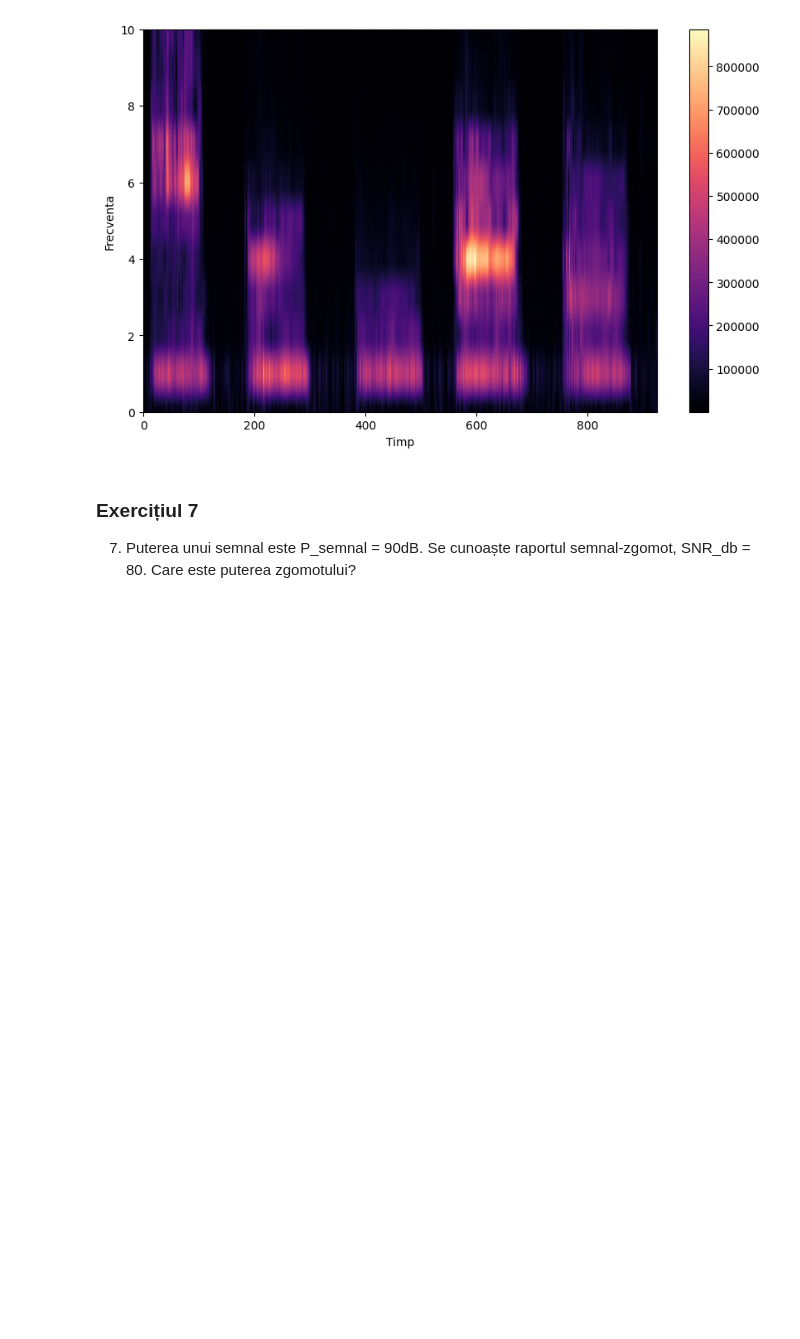
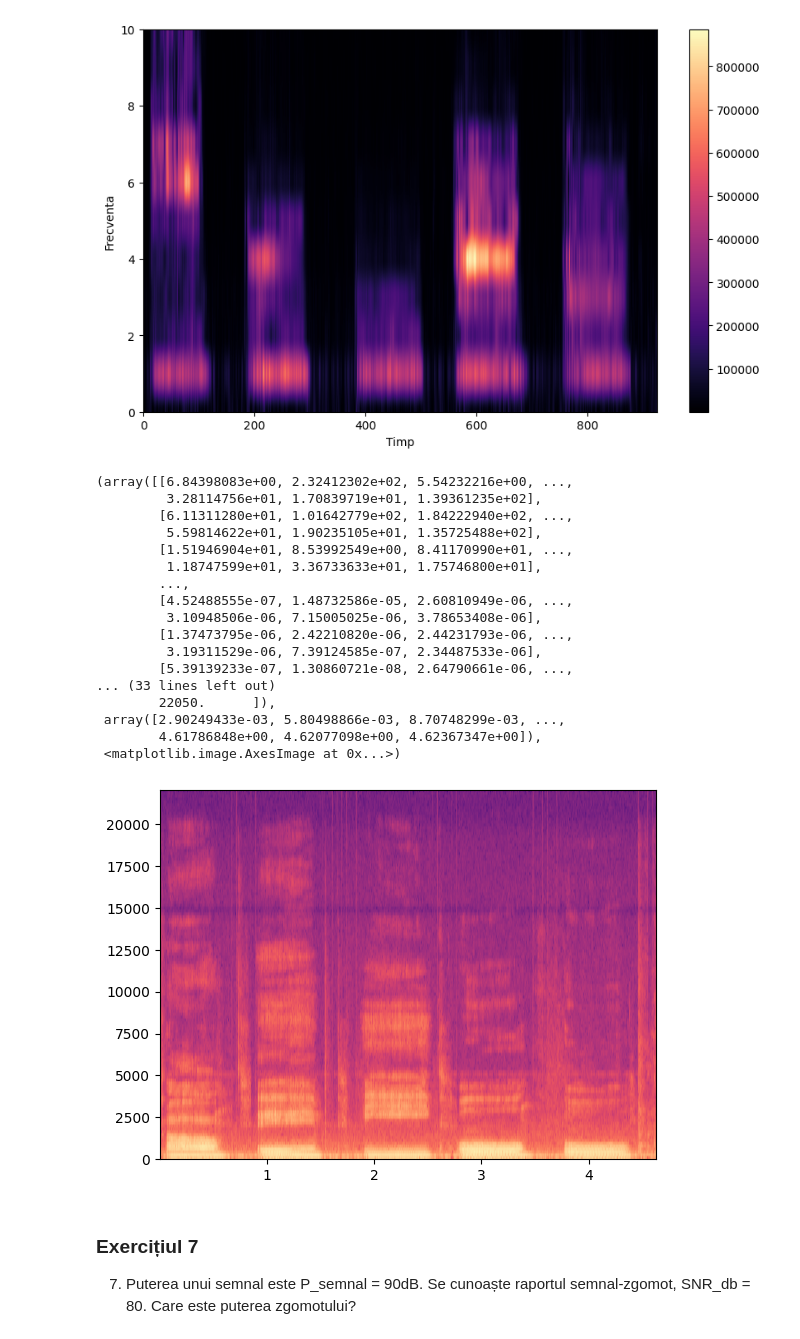
Before and after one commit to Robyss/Procesarea-Semnalelor, a Jupyter notebook: lab04/lab.ipynb, the cells around one changed output. Drawn from its saved outputs; the diff is of its cells as text; code cells hidden in the pictures; blank space fills up the shorter version.

```diff
--- a/lab04/lab.ipynb
+++ b/lab04/lab.ipynb
@@ -179,6 +179,28 @@ plt.show()
 fig.savefig('6.pdf')
 # %% [output]
 [figure]
+# %%
+# how to use specgram function
+specgram = plt.specgram(signal, )
+# %% [output]
+(array([[6.84398083e+00, 2.32412302e+02, 5.54232216e+00, ...,
+         3.28114756e+01, 1.70839719e+01, 1.39361235e+02],
+        [6.11311280e+01, 1.01642779e+02, 1.84222940e+02, ...,
+         5.59814622e+01, 1.90235105e+01, 1.35725488e+02],
+        [1.51946904e+01, 8.53992549e+00, 8.41170990e+01, ...,
+         1.18747599e+01, 3.36733633e+01, 1.75746800e+01],
+        ...,
+        [4.52488555e-07, 1.48732586e-05, 2.60810949e-06, ...,
+         3.10948506e-06, 7.15005025e-06, 3.78653408e-06],
+        [1.37473795e-06, 2.42210820e-06, 2.44231793e-06, ...,
+         3.19311529e-06, 7.39124585e-07, 2.34487533e-06],
+        [5.39139233e-07, 1.30860721e-08, 2.64790661e-06, ...,
+... (33 lines left out)
+        22050.      ]),
+ array([2.90249433e-03, 5.80498866e-03, 8.70748299e-03, ...,
+        4.61786848e+00, 4.62077098e+00, 4.62367347e+00]),
+ <matplotlib.image.AxesImage at 0x...>)
+[figure, added]
 # %% [markdown]
 ### Exercițiul 7
 
```
Also changed, not shown: 3 other files.
